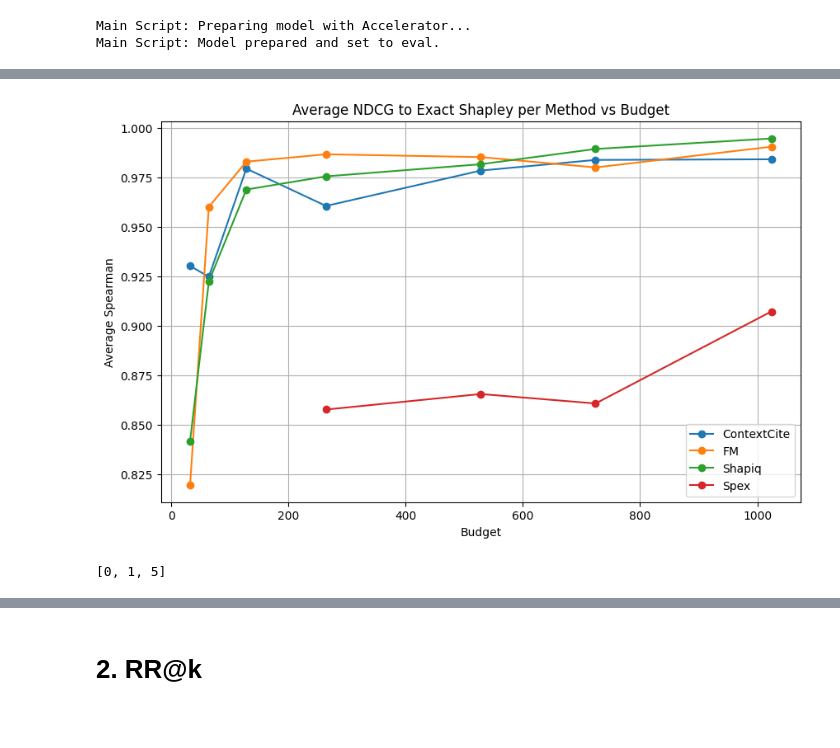
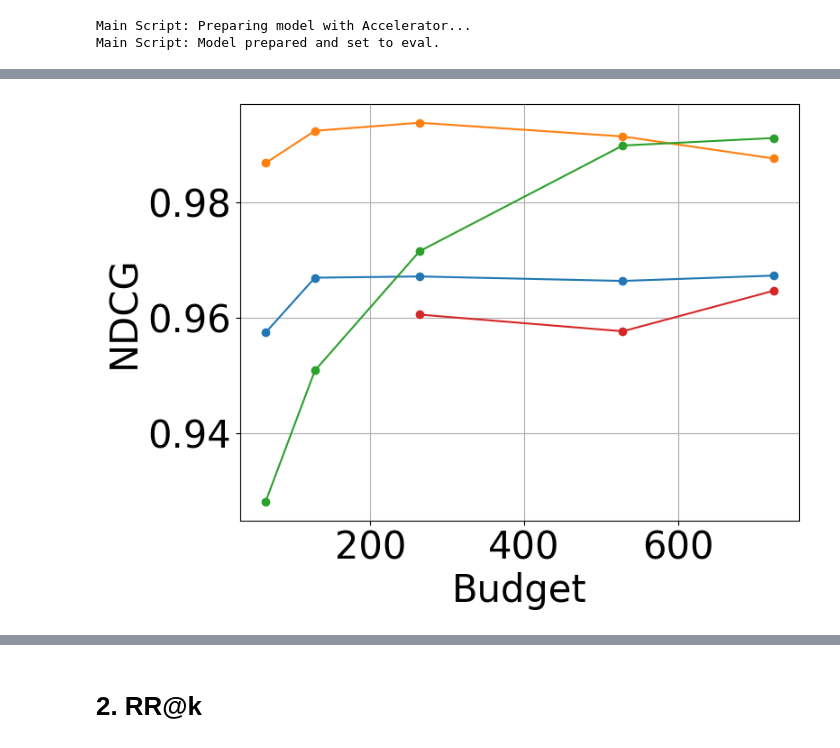
Before and after one commit to iNema9590/LLMX, a Jupyter notebook: Notebooks/musique_shap.ipynb, the cells around one changed output, grey strips where cells are left out. Saved outputs shown, nothing was run; the diff lists cells and outputs as text; code cells hidden in the pictures; blank space fills up the shorter version.

```diff
--- a/Notebooks/musique_shap.ipynb
+++ b/Notebooks/musique_shap.ipynb
@@ -124,12 +114,13 @@ if accelerator_main.is_main_process:
 # Define utility cache
 
 accelerator_main.wait_for_everyone()
+utility_cache_base_dir = f"../Experiment_data/sampled_musique/{model_path.split('/')[1]}"
 # %% [output]
 Detected kernel version 5.4.0, which is below the recommended minimum of 5.5.0; this can cause the process to hang. It is recommended to upgrade the kernel to the minimum version or higher.
 Main Script: Loading model...
 Main Script: Preparing model with Accelerator...
 Main Script: Model prepared and set to eval.
 # %%
-with open("answered.txt", "r") as f:
-    res = [line.strip() for line in f]
+# with open("answered.txt", "r") as f:
+#     res = [line.strip() for line in f]
 # %%
@@ -300,12 +281,8 @@ with open(f"{utility_cache_base_dir}/results.pkl", "wb") as f:
 with open(f"{utility_cache_base_dir}/extras.pkl", "wb") as f:
     pickle.dump(extras, f)
 # %%
-
-with open(f"../Experiment_data/musique/Llama-3.1-8B-Instruct/new/duplicate/results.pkl", "rb") as f:
+with open(f"{utility_cache_base_dir}/results.pkl", "rb") as f:
     all_results = pickle.load(f)
 
-with open(f"../Experiment_data/musique/Llama-3.1-8B-Instruct/new/duplicate/results.pkl", "rb") as f:
-    all_results = pickle.load(f)
-
-with open(f"../Experiment_data/musique/Llama-3.1-8B-Instruct/new/duplicate/extras.pkl", "rb") as f:
+with open(f"{utility_cache_base_dir}/extras.pkl", "rb") as f:
     extras = pickle.load(f)
@@ -315,7 +289,5 @@ with open(f"../Experiment_data/musique/Llama-3.1-8B-Instruct/new/duplicate/extra
 # %%
 from sklearn.preprocessing import MinMaxScaler
-from sklearn.metrics import ndcg_score
-import numpy as np
 
 spearmans = {i: [] for i in all_results[0]['methods'] if "Exact" not in i}
 scaler = MinMaxScaler()
@@ -332,48 +304,43 @@ for method_res in all_results:
             att_scaled = scaler.fit_transform(att).flatten()
 
             # Compute NDCG score
-            spear = ndcg_score([ref_scaled], [att_scaled])
+            spear = ndcg_score([ref_scaled], [att_scaled], k=5)
             spearmans[method].append(spear)
 # %%
-import re
-import numpy as np
-import matplotlib.pyplot as plt
-
 # Parse methods and budgets
 parsed = {}
 budgets = set()
 for key, values in spearmans.items():
     avg_val = np.mean(values)
 
     match = re.match(r"(.+?)_(\d+)$", key)  # method_budget pattern
     if match:
         method, budget = match.groups()
         budget = int(budget)
         budgets.add(budget)
         parsed.setdefault(method, {})[budget] = avg_val
     else:
         # constant methods (no budget)
         parsed.setdefault(key, {})[None] = avg_val
 
 budgets = sorted(budgets)
 
 # Plot
-plt.figure(figsize=(10,6))
+plt.figure(figsize=(8,6))
 
 for method, results in parsed.items():
     if None in results:  # constant method
         plt.hlines(results[None], xmin=min(budgets), xmax=max(budgets),
                    linestyles='--', label=method)
     else:
         xs = sorted(results.keys())
         ys = [results[b] for b in xs]
-        plt.plot(xs, ys, marker='o', label=method)
-
+        plt.plot(xs, ys, marker='o', label=method, color=get_color(method))
 plt.xlabel("Budget")
-plt.ylabel("Average Spearman")
-plt.title("Average NDCG to Exact Shapley per Method vs Budget")
-plt.legend()
+plt.ylabel("NDCG")
+# plt.legend()
 plt.grid(True)
+# plt.savefig(f"../Figures/{model_path.split('/')[1].split('-')[0]}/ndcg_vs_budget_marginal.pdf", bbox_inches='tight')
 plt.show()
 # %% [output]
-[figure, old version]
+[figure, new version]
@@ -428,7 +474,3 @@ def mean_pr_auc(all_scores):
         aps.append(ap)
     return float(np.mean(aps)) if aps else 0.0
-# %%
-gtset_k()
-# %% [output]
-[0, 1, 5]
 # %%
```
Also changed, not shown: parts of 43 cells of this notebook, 21 other files.
